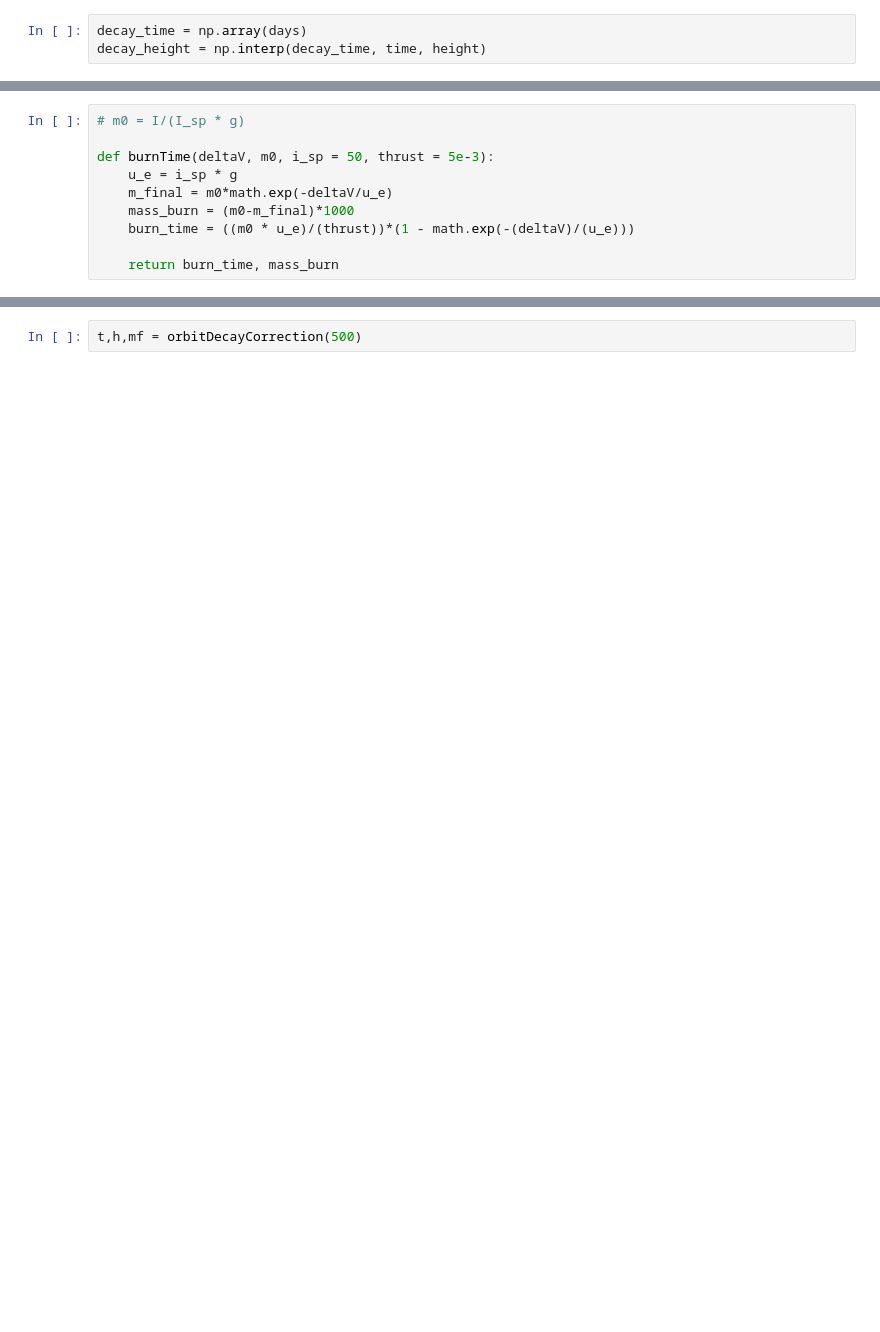
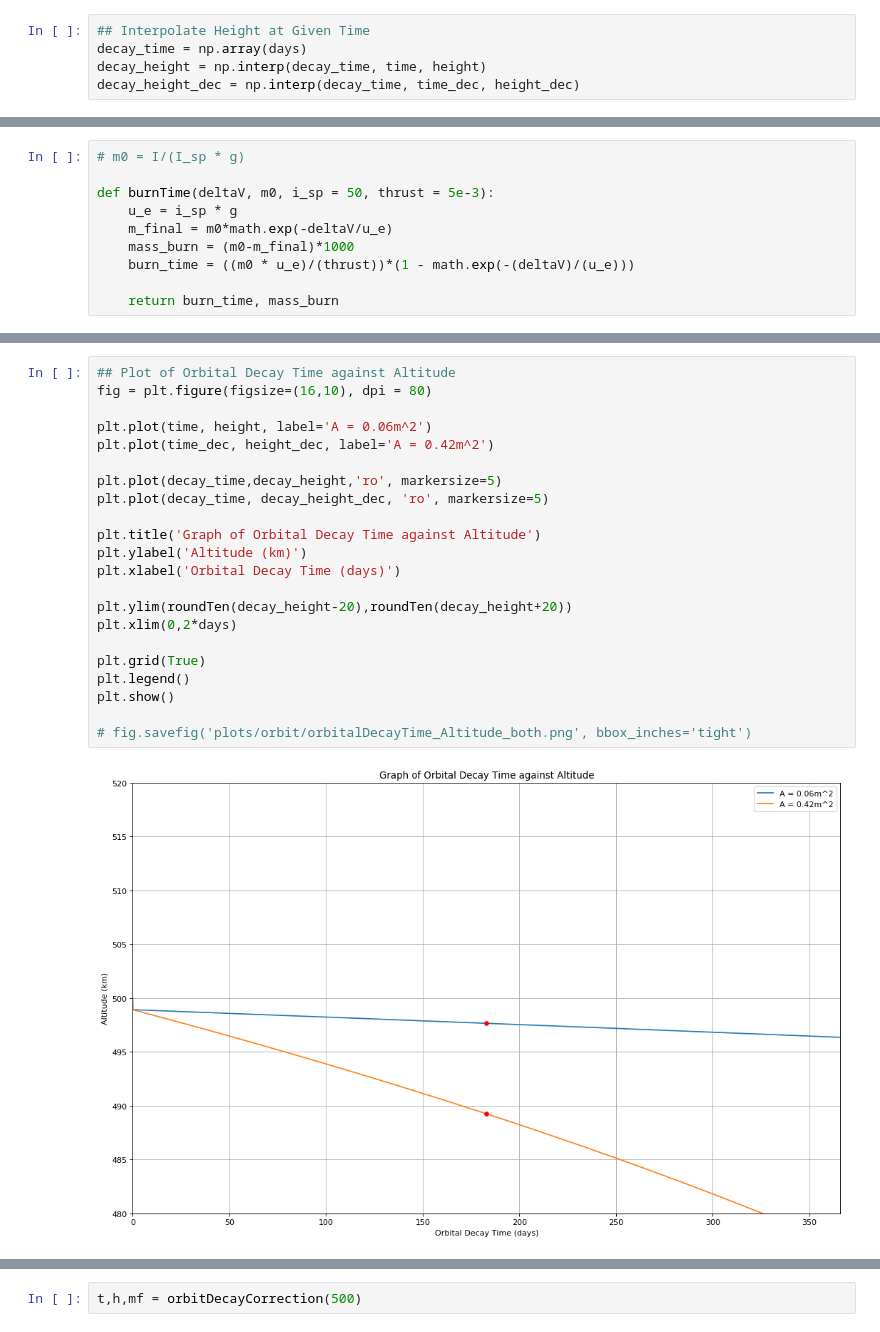
Before and after one commit to dkelsh/conceptual_aerospace_systems_design, a Jupyter notebook: orbitAnalysis.ipynb, the cells around one changed output, grey strips where cells are left out. Drawn from its saved outputs; the diff is of its cells as text; blank space fills up the shorter version.

```diff
--- a/orbitAnalysis.ipynb
+++ b/orbitAnalysis.ipynb
@@ -78,5 +74,7 @@ time_dec, height_dec = orbitDecay(input_H, A = 0.42)
 # %% [markdown]
 **Orbit Correction Section**
 # %%
+## Interpolate Height at Given Time
 decay_time = np.array(days)
 decay_height = np.interp(decay_time, time, height)
+decay_height_dec = np.interp(decay_time, time_dec, height_dec)
@@ -160 +172,25 @@ fig.savefig('plots/orbit/orbitalDecayTime_Altitude.png', bbox_inches='tight')
+# %%
+## Plot of Orbital Decay Time against Altitude
+fig = plt.figure(figsize=(16,10), dpi = 80)
+
+plt.plot(time, height, label='A = 0.06m^2')
+plt.plot(time_dec, height_dec, label='A = 0.42m^2')
+
+plt.plot(decay_time,decay_height,'ro', markersize=5)
+plt.plot(decay_time, decay_height_dec, 'ro', markersize=5)
+
+plt.title('Graph of Orbital Decay Time against Altitude')
+plt.ylabel('Altitude (km)')
+plt.xlabel('Orbital Decay Time (days)')
+
+plt.ylim(roundTen(decay_height-20),roundTen(decay_height+20))
+plt.xlim(0,2*days)
+
+plt.grid(True)
+plt.legend()
+plt.show()
+
+# fig.savefig('plots/orbit/orbitalDecayTime_Altitude_both.png', bbox_inches='tight')
+# %% [output]
+[figure, added]
 # %% [markdown]
```
Also changed, not shown: parts of 33 cells of this notebook.
